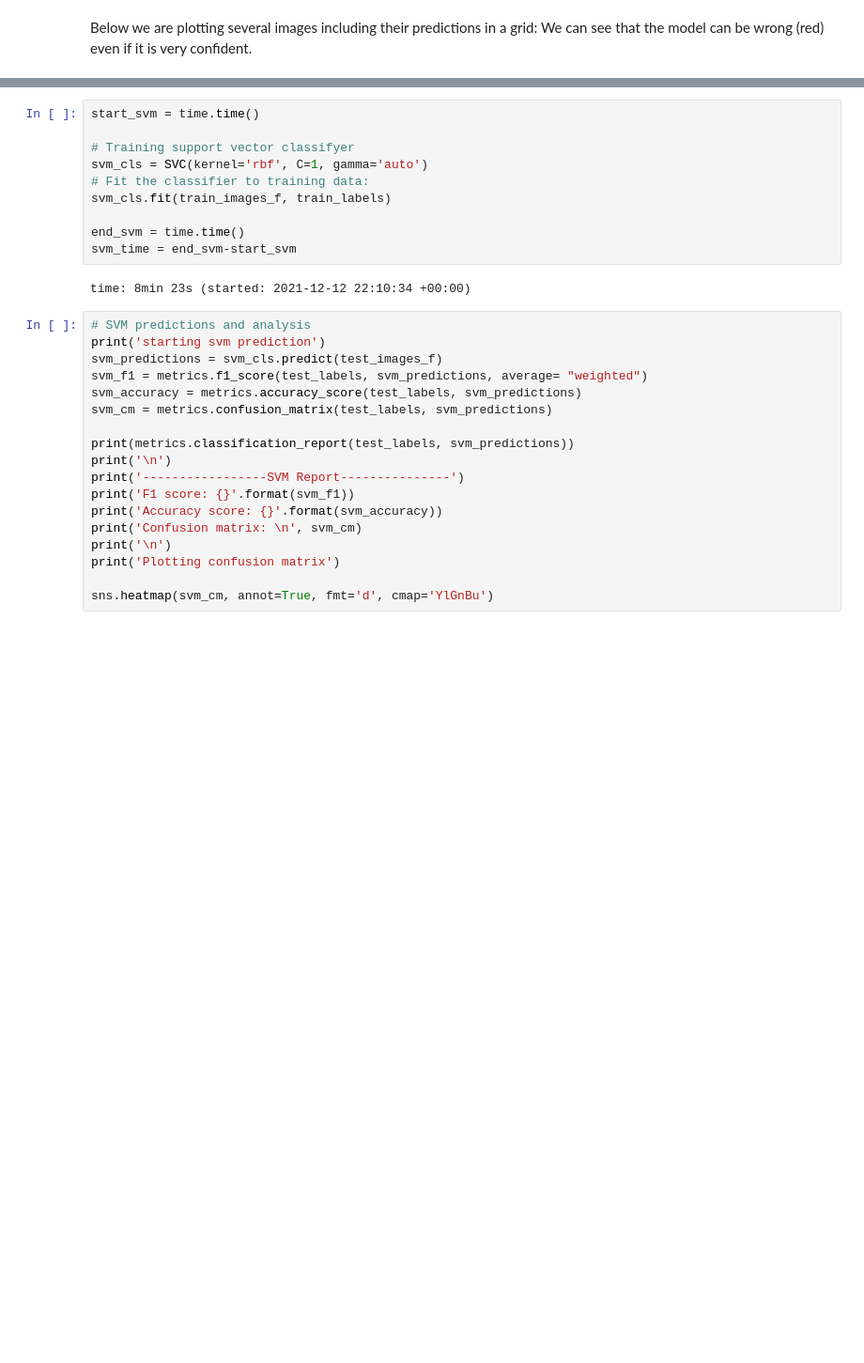
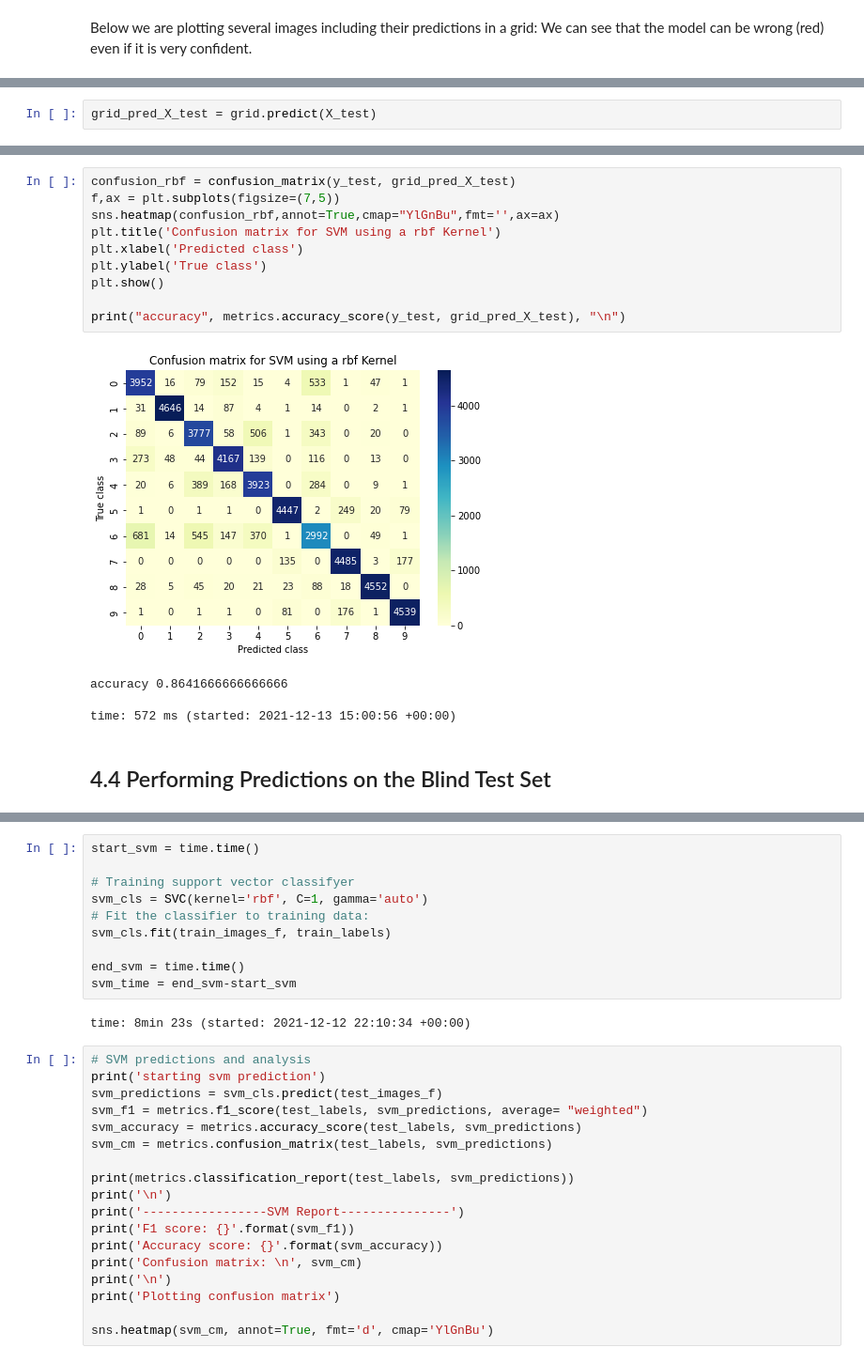
Before and after one commit to ilante/AML_91934_exam, a Jupyter notebook: Englander_AML_1_and_2.ipynb, the cells around one changed output, grey strips where cells are left out. Shown at 94% size. Cells and saved outputs as stored; diff of their text form; blank space fills up the shorter version.

```diff
--- a/Englander_AML_1_and_2.ipynb
+++ b/Englander_AML_1_and_2.ipynb
@@ -867,0 +907,2 @@ time: 1.4 ms (started: 2021-12-10 12:14:56 +00:00)
+# %%
+grid_pred_X_test = grid.predict(X_test)
@@ -867,0 +933,17 @@ time: 1.4 ms (started: 2021-12-10 12:14:56 +00:00)
+# %%
+confusion_rbf = confusion_matrix(y_test, grid_pred_X_test)
+f,ax = plt.subplots(figsize=(7,5))
+sns.heatmap(confusion_rbf,annot=True,cmap="YlGnBu",fmt='',ax=ax)
+plt.title('Confusion matrix for SVM using a rbf Kernel')
+plt.xlabel('Predicted class')
+plt.ylabel('True class')
+plt.show()
+
+print("accuracy", metrics.accuracy_score(y_test, grid_pred_X_test), "\n")
+# %% [output]
+[figure, added]
+accuracy 0.8641666666666666
+
+time: 572 ms (started: 2021-12-13 15:00:56 +00:00)
+# %% [markdown]
+## 4.4 Performing Predictions on the Blind Test Set
```
Also changed, not shown: parts of 81 cells of this notebook.
